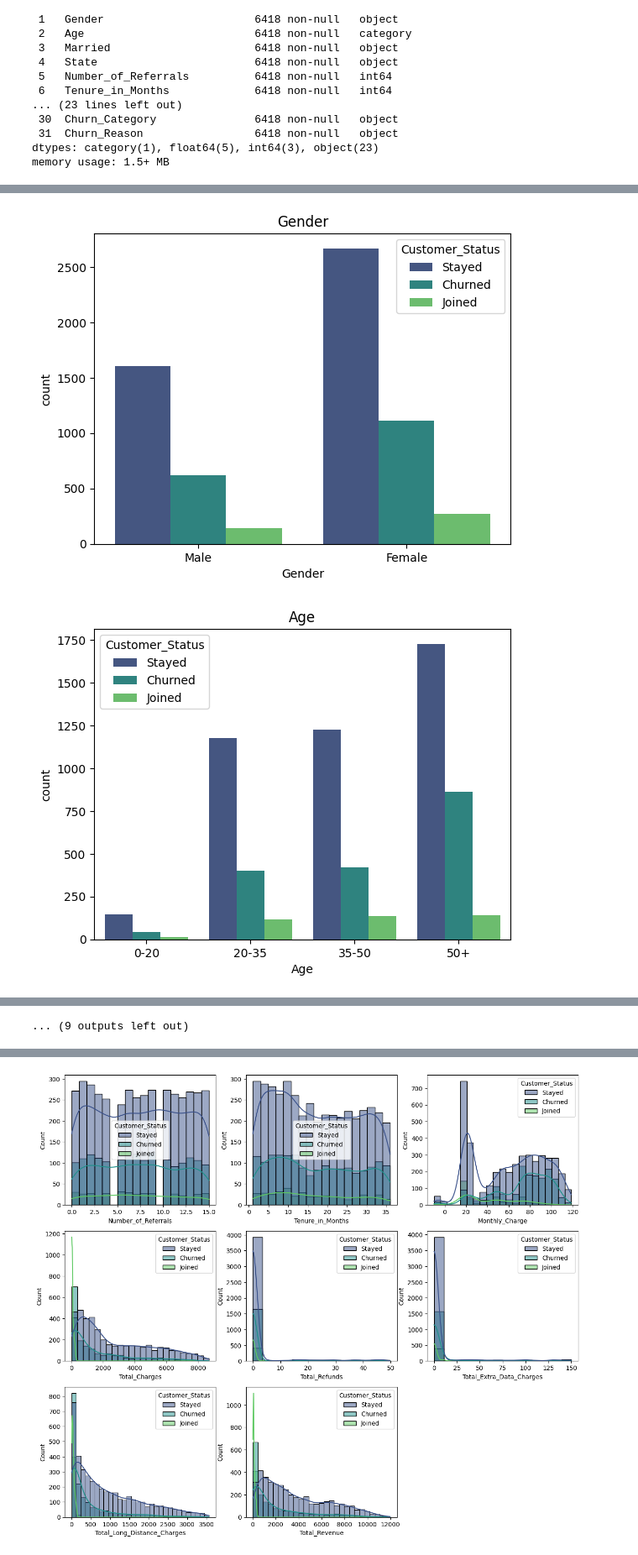
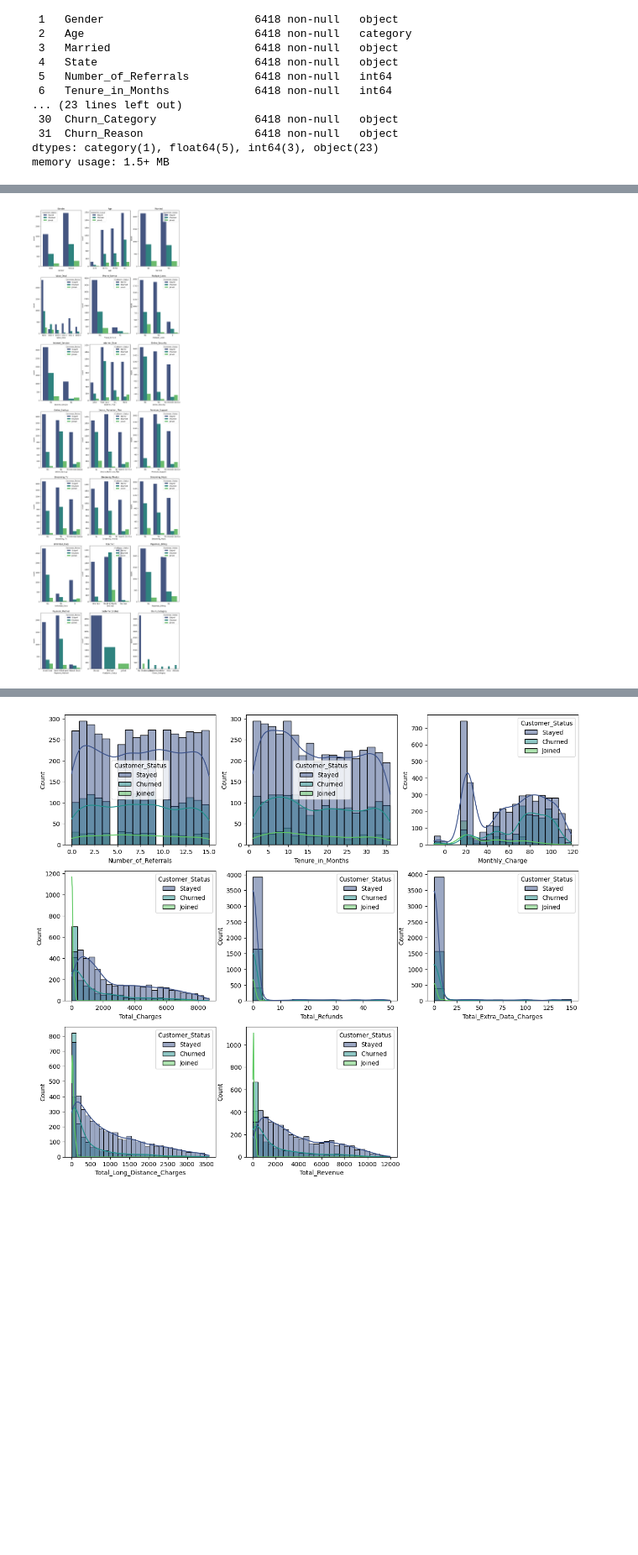
Before and after one commit to Saad01042005/Churn_Analysis, a Jupyter notebook: Churn_Analysis.ipynb, the cells around one changed output, grey strips where cells are left out. Shown at 84% size. Drawn from its saved outputs; the diff is of its cells as text; code cells hidden in the pictures; blank space fills up the shorter version.

```diff
--- a/Churn_Analysis.ipynb
+++ b/Churn_Analysis.ipynb
@@ -123,8 +125,10 @@ memory usage: 1.5+ MB
 df[["Online_Security", "Online_Backup", "Device_Protection_Plan", "Premium_Support", "Streaming_TV", "Streaming_Movies", "Streaming_Music", "Unlimited_Date"]]=df[["Online_Security", "Online_Backup", "Device_Protection_Plan", "Premium_Support", "Streaming_TV", "Streaming_Movies", "Streaming_Music", "Unlimited_Data"]].replace(0, "No Internet Service")
 # %%
 categorial_col=['Gender', 'Age', 'Married', 'Value_Deal', 'Phone_Service', 'Multiple_Lines', 'Internet_Service', 'Internet_Type', 'Online_Security', 'Online_Backup', 'Device_Protection_Plan', 'Premium_Support', 'Streaming_TV', 'Streaming_Movies', 'Streaming_Music', 'Unlimited_Data', 'Contract', 'Paperless_Billing', 'Payment_Method', 'Customer_Status', 'Churn_Category']
+plt.figure(figsize=(15,50))
 for i, col in enumerate(categorial_col):
-  plt.figure(i)
+  plt.subplot(7,3,i+1)
   sns.countplot(x=col, data=df, hue=col, palette="magma")
   plt.title(col)
+plt.show()
 # %% [output]
@@ -144,9 +136,10 @@ for i, col in enumerate(categorial_col):
 # %%
 categorial_col=['Gender', 'Age', 'Married', 'Value_Deal', 'Phone_Service', 'Multiple_Lines', 'Internet_Service', 'Internet_Type', 'Online_Security', 'Online_Backup', 'Device_Protection_Plan', 'Premium_Support', 'Streaming_TV', 'Streaming_Movies', 'Streaming_Music', 'Unlimited_Data', 'Contract', 'Paperless_Billing', 'Payment_Method', 'Customer_Status', 'Churn_Category']
+plt.figure(figsize=(15,50))
 for i, col in enumerate(categorial_col):
-  plt.figure(i)
+  plt.subplot(7,3,i+1)
   sns.countplot(x=col, data=df, hue="Customer_Status", palette="viridis")
   plt.title(col)
+plt.show()
 # %% [output]
-[figure, old version]
+[figure, new version]
-[figure, removed]
@@ -163 +145,0 @@ for i, col in enumerate(categorial_col):
-... (9 outputs left out)
```
Also changed, not shown: parts of 4 cells of this notebook.
